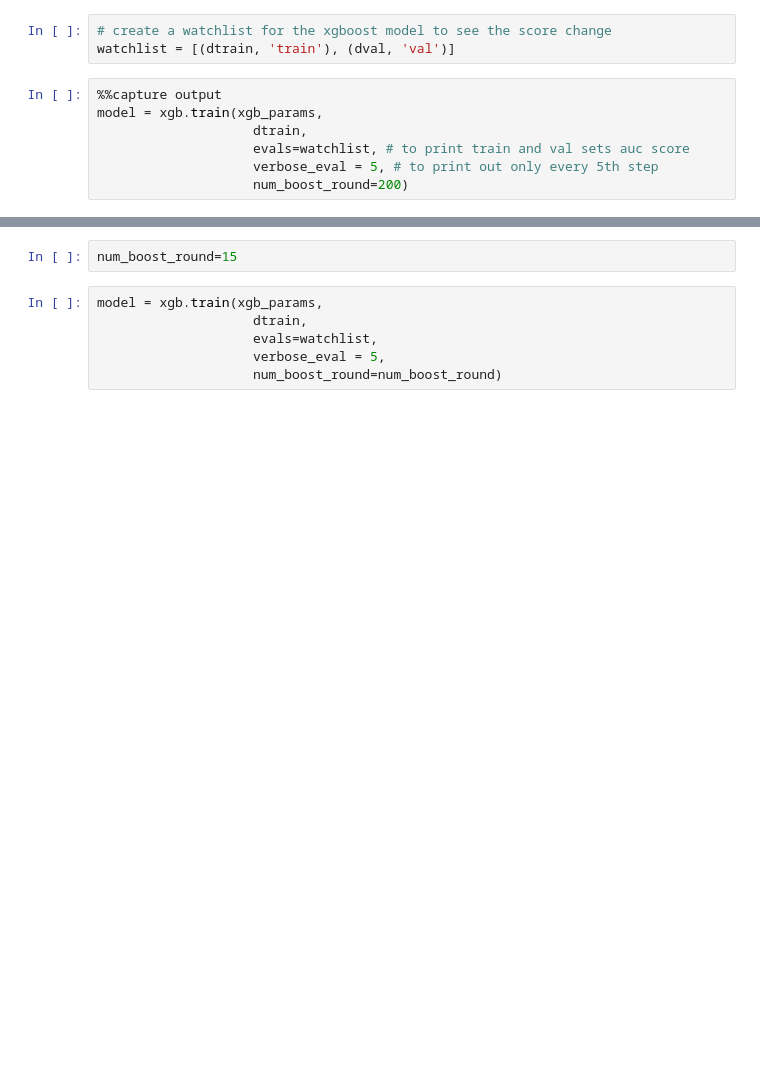
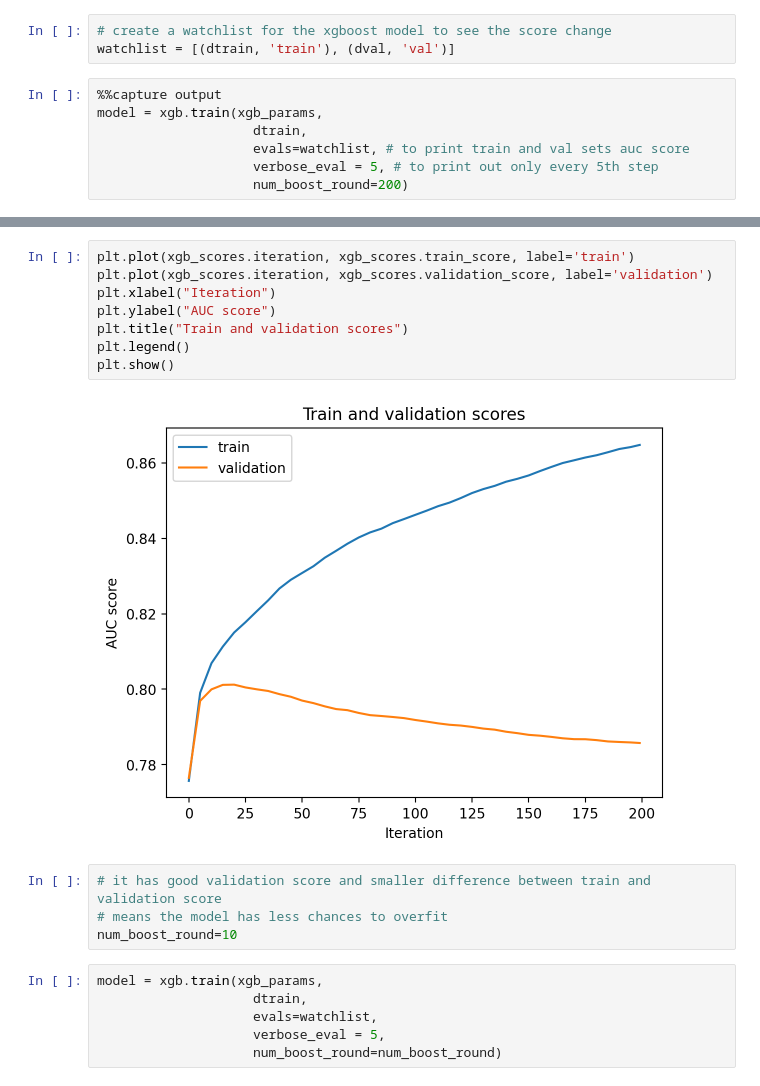
Before and after one commit to nadia-paz/cdc_diabetes, a Jupyter notebook: notebook.ipynb, the cells around one changed output, grey strips where cells are left out. Saved outputs shown, nothing was run; the diff lists cells and outputs as text; blank space fills up the shorter version.

```diff
--- a/notebook.ipynb
+++ b/notebook.ipynb
@@ -847,5 +849,17 @@ md.parse_xgb_output(output).sort_values(by='validation_score', ascending=False).
-# %%
-num_boost_round=15
+# %%
+plt.plot(xgb_scores.iteration, xgb_scores.train_score, label='train')
+plt.plot(xgb_scores.iteration, xgb_scores.validation_score, label='validation')
+plt.xlabel("Iteration")
+plt.ylabel("AUC score")
+plt.title("Train and validation scores")
+plt.legend()
+plt.show()
+# %% [output]
+[figure, added]
+# %%
+# it has good validation score and smaller difference between train and validation score
+# means the model has less chances to overfit
+num_boost_round=10
 # %%
 model = xgb.train(xgb_params,
                     dtrain,
```
Also changed, not shown: parts of 77 cells of this notebook.
